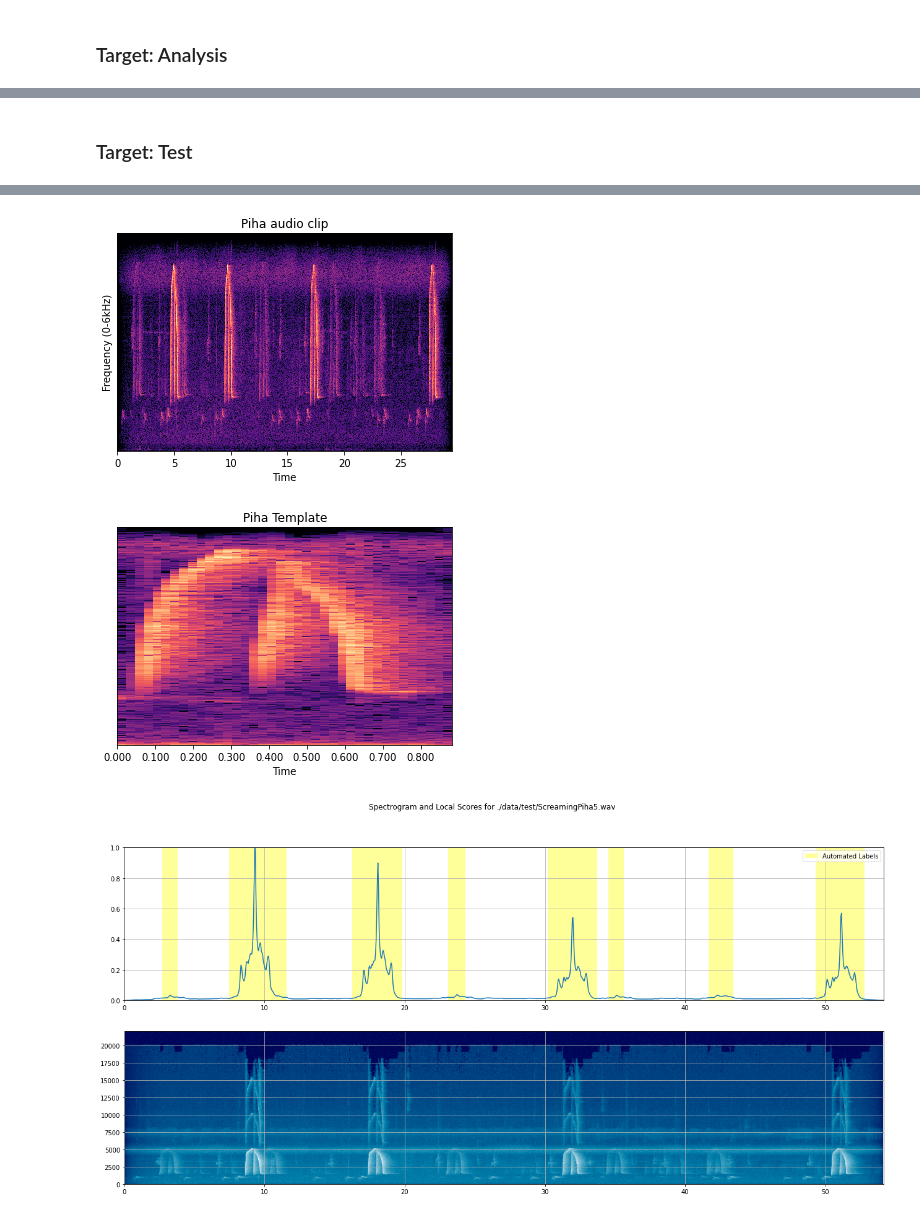
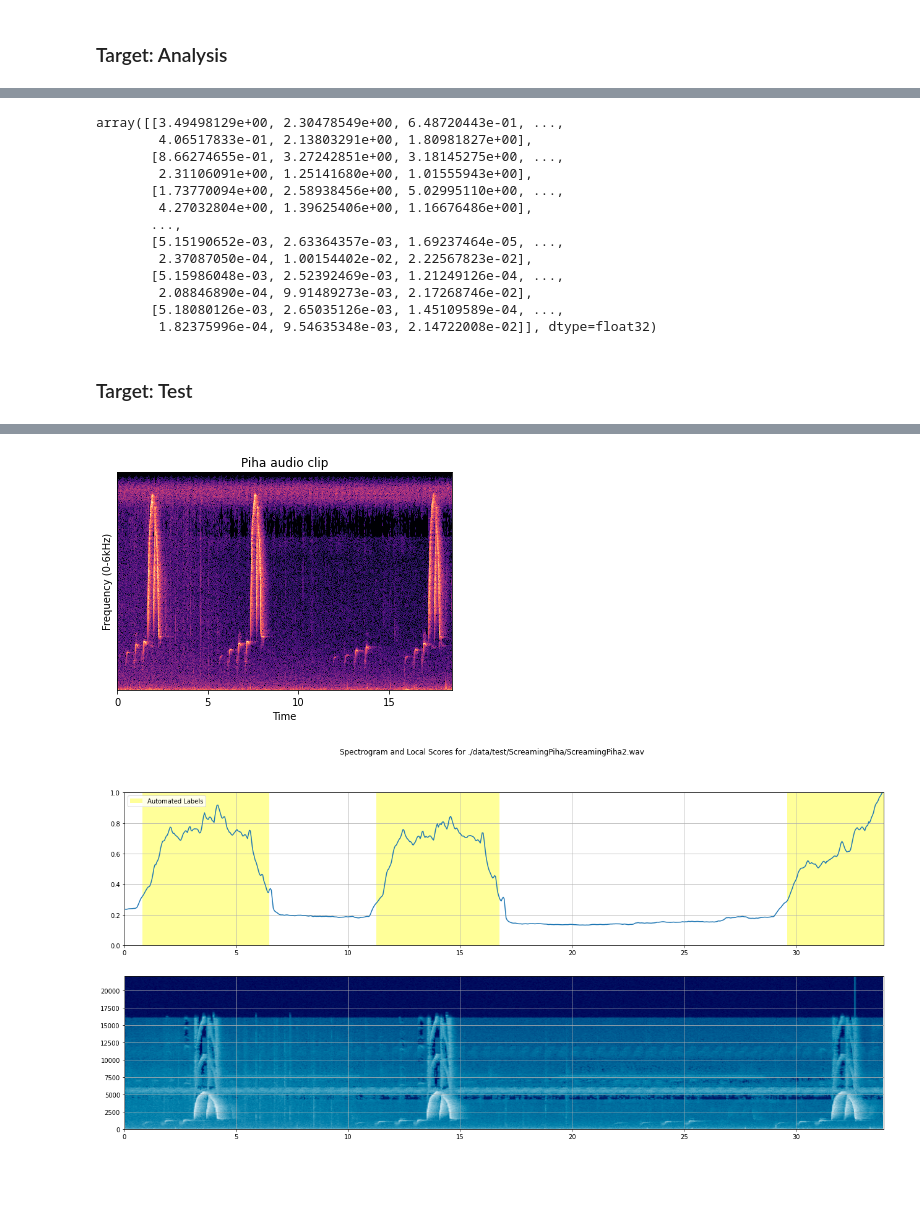
Before and after one commit to hjagarla/DSC180A_A09_cross_correlation, a Jupyter notebook: Testing.ipynb, the cells around one changed output, grey strips where cells are left out. Saved outputs shown, nothing was run; the diff lists cells and outputs as text; code cells hidden in the pictures; blank space fills up the shorter version.

```diff
--- a/Testing.ipynb
+++ b/Testing.ipynb
@@ -30,7 +28,7 @@ array([[4.8739614e+00, 1.5188148e+00, 1.2973124e-01, ..., 3.4021413e-01,
 # %% [markdown]
 ### Target: Analysis
 # %%
-clip_path = './data/test/ScreamingPiha5.wav'
+clip_path = './data/test/ScreamingPiha/ScreamingPiha2.wav'
 # %%
 audio = load_audio(clip_path)
 tf_audio = spectrogram(audio)
@@ -53,11 +76,26 @@ array([[8.7601140e-05, 5.6475517e-04, 3.3094504e-05, ..., 1.0685920e-03,
+# %%
+np.load('./data/templates/ScreamingPiha.npy')
+# %% [output]
+array([[3.49498129e+00, 2.30478549e+00, 6.48720443e-01, ...,
+        4.06517833e-01, 2.13803291e+00, 1.80981827e+00],
+       [8.66274655e-01, 3.27242851e+00, 3.18145275e+00, ...,
+        2.31106091e+00, 1.25141680e+00, 1.01555943e+00],
+       [1.73770094e+00, 2.58938456e+00, 5.02995110e+00, ...,
+        4.27032804e+00, 1.39625406e+00, 1.16676486e+00],
+       ...,
+       [5.15190652e-03, 2.63364357e-03, 1.69237464e-05, ...,
+        2.37087050e-04, 1.00154402e-02, 2.22567823e-02],
+       [5.15986048e-03, 2.52392469e-03, 1.21249126e-04, ...,
+        2.08846890e-04, 9.91489273e-03, 2.17268746e-02],
+       [5.18080126e-03, 2.65035126e-03, 1.45109589e-04, ...,
+        1.82375996e-04, 9.54635348e-03, 2.14722008e-02]], dtype=float32)
 # %% [markdown]
 ### Target: Test
 # %%
-temp_clip = load_audio(temp_path)
+temp = np.load('./data/templates/Macaw.npy')
 audio = load_audio(clip_path)
 tf_audio = spectrogram(audio)
-temp = template(temp_clip)
-model = correlation()
+model = correlation("steinberg", "median", 2.0, 0.0, 0.05, 1.0)
 output = test(clip_path, tf_audio, temp, audio, model)
 output
 # %% [output]
@@ -73,3 +106,2 @@ output
-[figure, old version]
+[figure, new version]
-[figure, old version]
+[figure, new version]
-[figure, removed]
```
Also changed, not shown: parts of 6 cells of this notebook, 3 other files.
